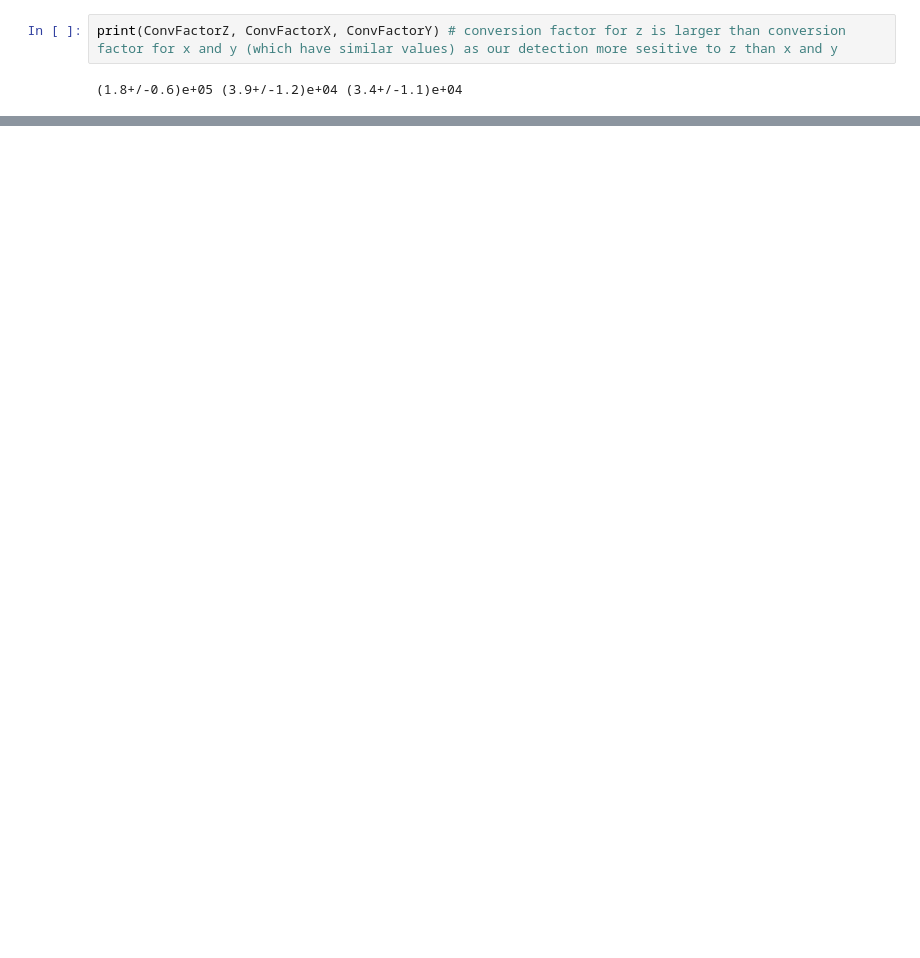
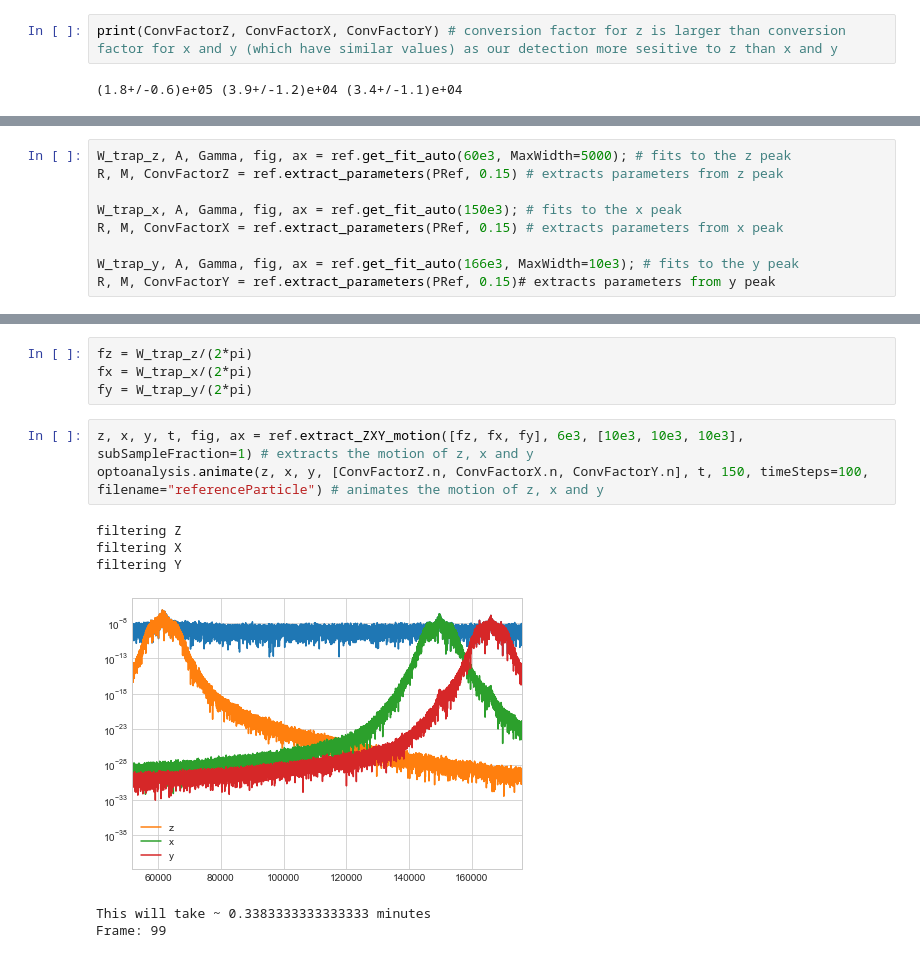
Before and after one commit to AshleySetter/optoanalysis, a Jupyter notebook: Usage_Demonstration.ipynb, the cells around one changed output, grey strips where cells are left out. Saved outputs shown, nothing was run; the diff lists cells and outputs as text; blank space fills up the shorter version.

```diff
--- a/Usage_Demonstration.ipynb
+++ b/Usage_Demonstration.ipynb
@@ -83,0 +125,9 @@ This will take ~ 0.3383333333333333 minutes
+# %%
+W_trap_z, A, Gamma, fig, ax = ref.get_fit_auto(60e3, MaxWidth=5000); # fits to the z peak
+R, M, ConvFactorZ = ref.extract_parameters(PRef, 0.15) # extracts parameters from z peak
+
+W_trap_x, A, Gamma, fig, ax = ref.get_fit_auto(150e3); # fits to the x peak
+R, M, ConvFactorX = ref.extract_parameters(PRef, 0.15) # extracts parameters from x peak
+
+W_trap_y, A, Gamma, fig, ax = ref.get_fit_auto(166e3, MaxWidth=10e3); # fits to the y peak
+R, M, ConvFactorY = ref.extract_parameters(PRef, 0.15)# extracts parameters from y peak
@@ -83,0 +150,14 @@ This will take ~ 0.3383333333333333 minutes
+# %%
+fz = W_trap_z/(2*pi)
+fx = W_trap_x/(2*pi)
+fy = W_trap_y/(2*pi)
+# %%
+z, x, y, t, fig, ax = ref.extract_ZXY_motion([fz, fx, fy], 6e3, [10e3, 10e3, 10e3], subSampleFraction=1) # extracts the motion of z, x and y
+optoanalysis.animate(z, x, y, [ConvFactorZ.n, ConvFactorX.n, ConvFactorY.n], t, 150, timeSteps=100, filename="referenceParticle") # animates the motion of z, x and y
+# %% [output]
+filtering Z
+filtering X
+filtering Y
+[figure, added]
+This will take ~ 0.3383333333333333 minutes
+Frame: 99
```
Also changed, not shown: parts of 24 cells of this notebook.
